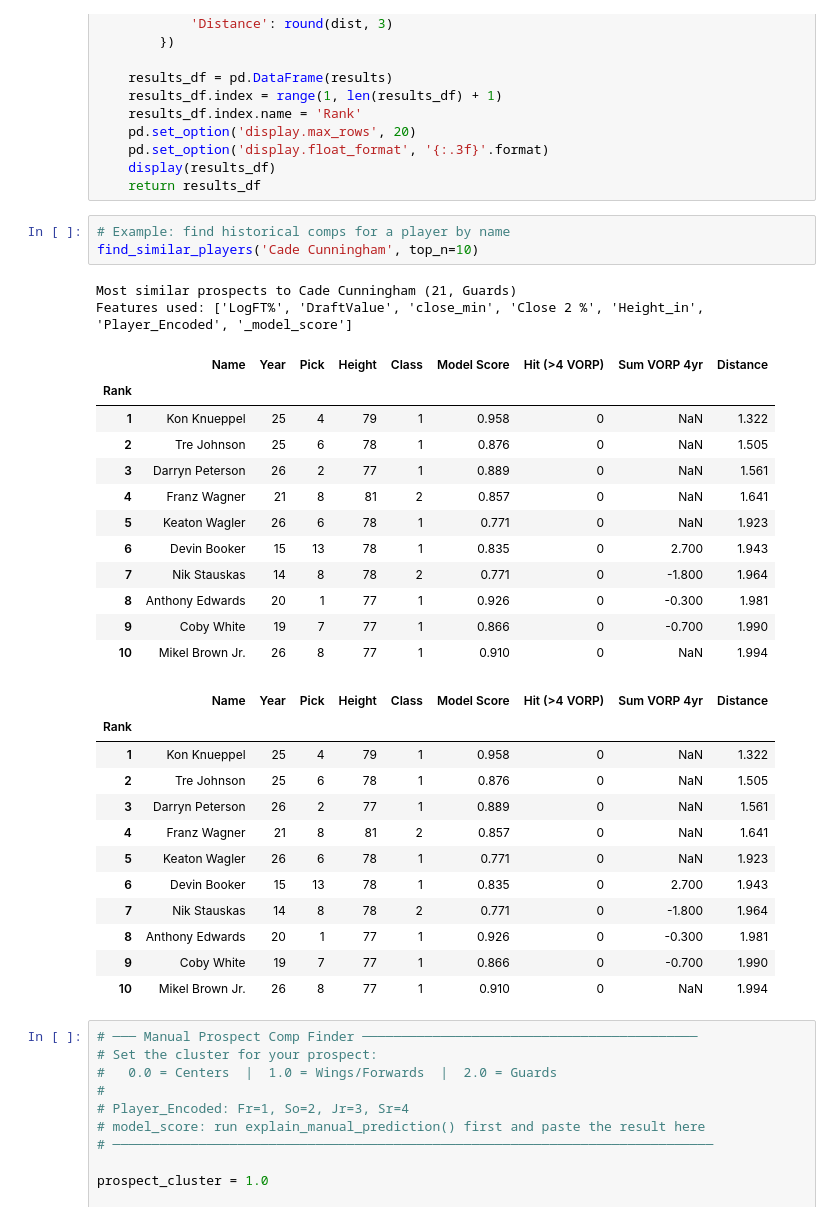
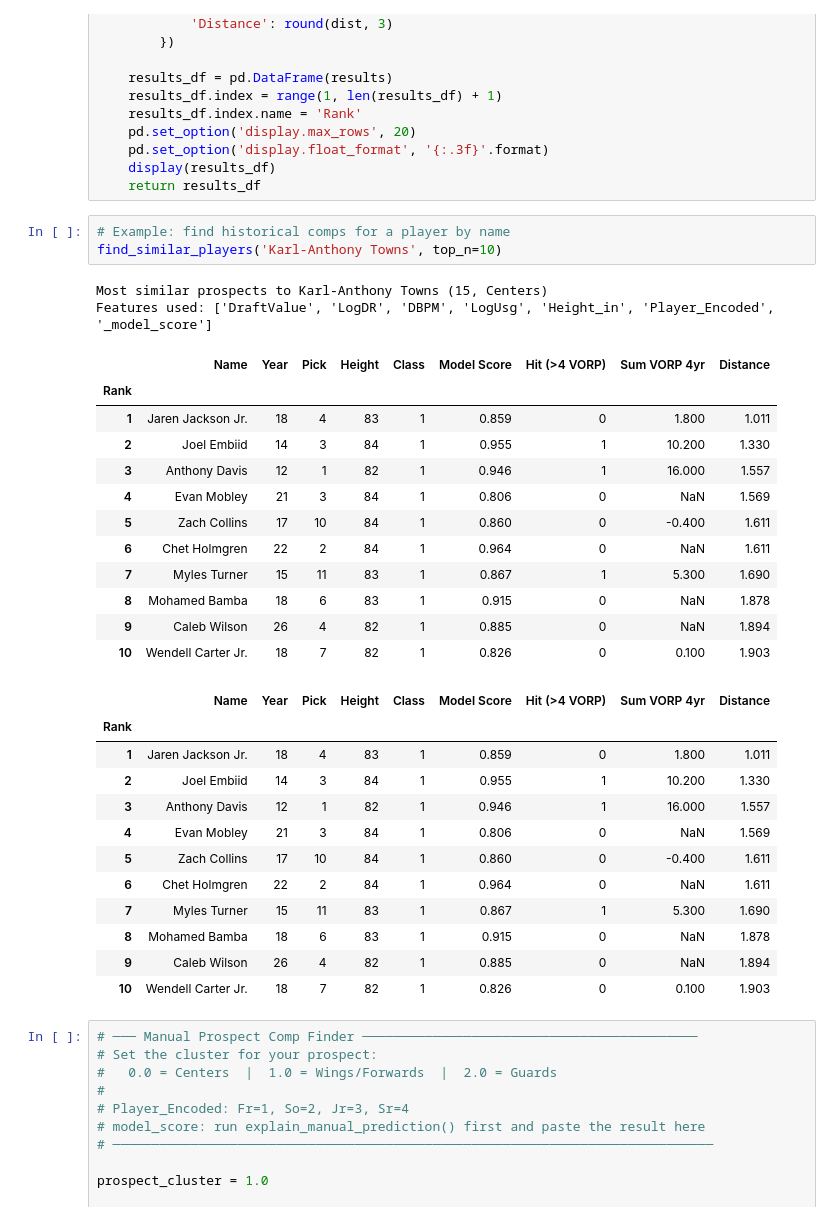
Before and after one commit to dannyharlan05/ncaab-nba-predictor, a Jupyter notebook: NCAAB Predictor.ipynb, the cells around one changed output. Saved outputs shown, nothing was run; the diff lists cells and outputs as text.

Commit message:
Update NCAAB model and data

```diff
--- a/NCAAB Predictor.ipynb
+++ b/NCAAB Predictor.ipynb
@@ -2974,34 +2974,34 @@ def find_similar_by_manual_input(cluster, raw_inputs, model_score=None, top_n=10
     return results_df
 # %%
 # Example: find historical comps for a player by name
-find_similar_players('Cade Cunningham', top_n=10)
+find_similar_players('Karl-Anthony Towns', top_n=10)
 # %% [output]
-Most similar prospects to Cade Cunningham (21, Guards)
-Features used: ['LogFT%', 'DraftValue', 'close_min', 'Close 2 %', 'Height_in', 'Player_Encoded', '_model_score']
+Most similar prospects to Karl-Anthony Towns (15, Centers)
+Features used: ['DraftValue', 'LogDR', 'DBPM', 'LogUsg', 'Height_in', 'Player_Encoded', '_model_score']
 |  | Name | Year | Pick | Height | Class | Model Score | Hit (>4 VORP) | Sum VORP 4yr | Distance |
 | Rank |  |  |  |  |  |  |  |  |  |
-| 1 | Kon Knueppel | 25 | 4 | 79 | 1 | 0.958 | 0 | NaN | 1.322 |
-| 2 | Tre Johnson | 25 | 6 | 78 | 1 | 0.876 | 0 | NaN | 1.505 |
-| 3 | Darryn Peterson | 26 | 2 | 77 | 1 | 0.889 | 0 | NaN | 1.561 |
-| 4 | Franz Wagner | 21 | 8 | 81 | 2 | 0.857 | 0 | NaN | 1.641 |
-| 5 | Keaton Wagler | 26 | 6 | 78 | 1 | 0.771 | 0 | NaN | 1.923 |
-| 6 | Devin Booker | 15 | 13 | 78 | 1 | 0.835 | 0 | 2.700 | 1.943 |
-| 7 | Nik Stauskas | 14 | 8 | 78 | 2 | 0.771 | 0 | -1.800 | 1.964 |
-| 8 | Anthony Edwards | 20 | 1 | 77 | 1 | 0.926 | 0 | -0.300 | 1.981 |
-| 9 | Coby White | 19 | 7 | 77 | 1 | 0.866 | 0 | -0.700 | 1.990 |
-| 10 | Mikel Brown Jr. | 26 | 8 | 77 | 1 | 0.910 | 0 | NaN | 1.994 |
+| 1 | Jaren Jackson Jr. | 18 | 4 | 83 | 1 | 0.859 | 0 | 1.800 | 1.011 |
+| 2 | Joel Embiid | 14 | 3 | 84 | 1 | 0.955 | 1 | 10.200 | 1.330 |
+| 3 | Anthony Davis | 12 | 1 | 82 | 1 | 0.946 | 1 | 16.000 | 1.557 |
+| 4 | Evan Mobley | 21 | 3 | 84 | 1 | 0.806 | 0 | NaN | 1.569 |
+| 5 | Zach Collins | 17 | 10 | 84 | 1 | 0.860 | 0 | -0.400 | 1.611 |
+| 6 | Chet Holmgren | 22 | 2 | 84 | 1 | 0.964 | 0 | NaN | 1.611 |
+| 7 | Myles Turner | 15 | 11 | 83 | 1 | 0.867 | 1 | 5.300 | 1.690 |
+| 8 | Mohamed Bamba | 18 | 6 | 83 | 1 | 0.915 | 0 | NaN | 1.878 |
+| 9 | Caleb Wilson | 26 | 4 | 82 | 1 | 0.885 | 0 | NaN | 1.894 |
+| 10 | Wendell Carter Jr. | 18 | 7 | 82 | 1 | 0.826 | 0 | 0.100 | 1.903 |
 |  | Name | Year | Pick | Height | Class | Model Score | Hit (>4 VORP) | Sum VORP 4yr | Distance |
 | Rank |  |  |  |  |  |  |  |  |  |
-| 1 | Kon Knueppel | 25 | 4 | 79 | 1 | 0.958 | 0 | NaN | 1.322 |
-| 2 | Tre Johnson | 25 | 6 | 78 | 1 | 0.876 | 0 | NaN | 1.505 |
-| 3 | Darryn Peterson | 26 | 2 | 77 | 1 | 0.889 | 0 | NaN | 1.561 |
-| 4 | Franz Wagner | 21 | 8 | 81 | 2 | 0.857 | 0 | NaN | 1.641 |
-| 5 | Keaton Wagler | 26 | 6 | 78 | 1 | 0.771 | 0 | NaN | 1.923 |
-| 6 | Devin Booker | 15 | 13 | 78 | 1 | 0.835 | 0 | 2.700 | 1.943 |
-| 7 | Nik Stauskas | 14 | 8 | 78 | 2 | 0.771 | 0 | -1.800 | 1.964 |
-| 8 | Anthony Edwards | 20 | 1 | 77 | 1 | 0.926 | 0 | -0.300 | 1.981 |
-| 9 | Coby White | 19 | 7 | 77 | 1 | 0.866 | 0 | -0.700 | 1.990 |
-| 10 | Mikel Brown Jr. | 26 | 8 | 77 | 1 | 0.910 | 0 | NaN | 1.994 |
+| 1 | Jaren Jackson Jr. | 18 | 4 | 83 | 1 | 0.859 | 0 | 1.800 | 1.011 |
+| 2 | Joel Embiid | 14 | 3 | 84 | 1 | 0.955 | 1 | 10.200 | 1.330 |
+| 3 | Anthony Davis | 12 | 1 | 82 | 1 | 0.946 | 1 | 16.000 | 1.557 |
+| 4 | Evan Mobley | 21 | 3 | 84 | 1 | 0.806 | 0 | NaN | 1.569 |
+| 5 | Zach Collins | 17 | 10 | 84 | 1 | 0.860 | 0 | -0.400 | 1.611 |
+| 6 | Chet Holmgren | 22 | 2 | 84 | 1 | 0.964 | 0 | NaN | 1.611 |
+| 7 | Myles Turner | 15 | 11 | 83 | 1 | 0.867 | 1 | 5.300 | 1.690 |
+| 8 | Mohamed Bamba | 18 | 6 | 83 | 1 | 0.915 | 0 | NaN | 1.878 |
+| 9 | Caleb Wilson | 26 | 4 | 82 | 1 | 0.885 | 0 | NaN | 1.894 |
+| 10 | Wendell Carter Jr. | 18 | 7 | 82 | 1 | 0.826 | 0 | 0.100 | 1.903 |
 # %%
 # ─── Manual Prospect Comp Finder ───────────────────────────────────────────
 # Set the cluster for your prospect:
```
Also changed, not shown: parts of 26 cells of this notebook, 2 other files.
